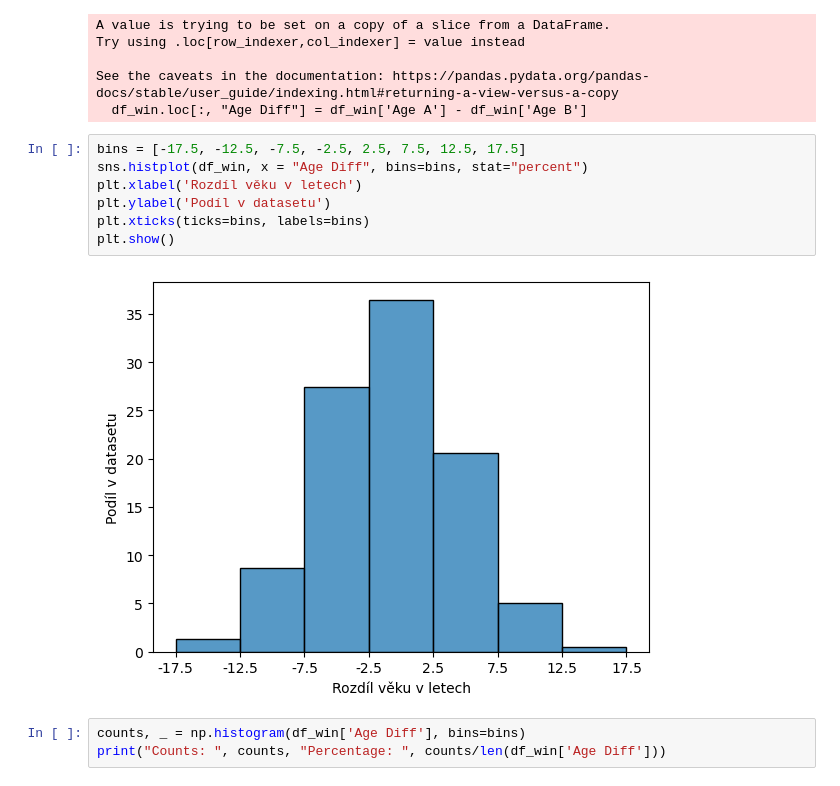
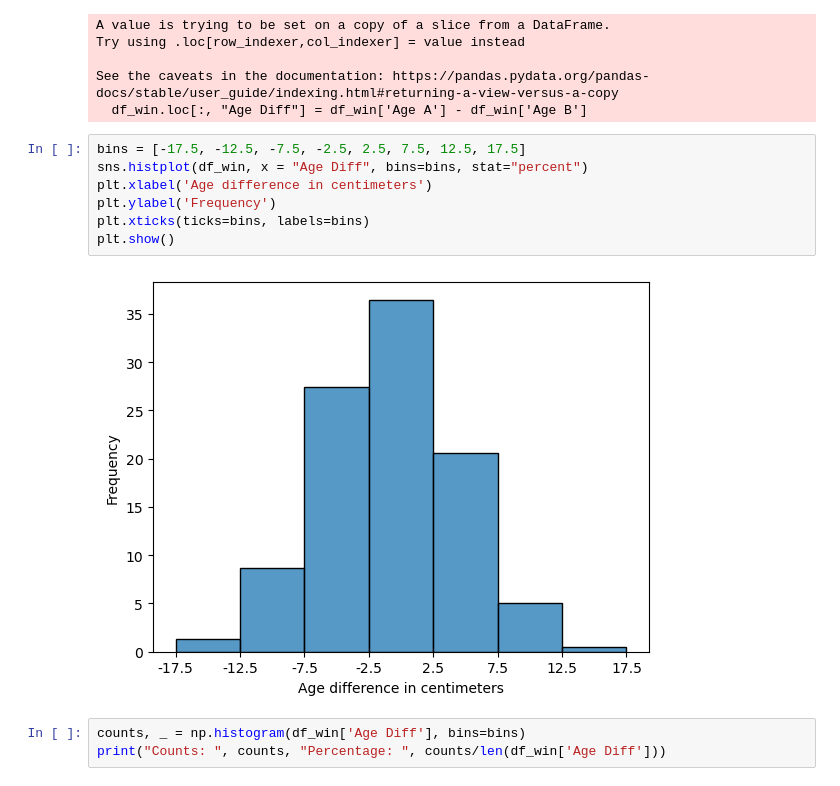
Before and after one commit to Adazac/ufc_analysis, a Jupyter notebook: ufc_analysis.ipynb, the cells around one changed output. Drawn from its saved outputs; the diff is of its cells as text.

```diff
--- a/ufc_analysis.ipynb
+++ b/ufc_analysis.ipynb
@@ -150,12 +150,12 @@ See the caveats in the documentation: https://pandas.pydata.org/pandas-docs/stab
 # %%
 bins = [-17.5, -12.5, -7.5, -2.5, 2.5, 7.5, 12.5, 17.5]
 sns.histplot(df_win, x = "Age Diff", bins=bins, stat="percent")
-plt.xlabel('Rozdíl věku v letech')
-plt.ylabel('Podíl v datasetu')
+plt.xlabel('Age difference in centimeters')
+plt.ylabel('Frequency')
 plt.xticks(ticks=bins, labels=bins)
 plt.show()
 # %% [output]
-[figure, old version]
+[figure, new version]
 # %%
 counts, _ = np.histogram(df_win['Age Diff'], bins=bins)
 print("Counts: ", counts, "Percentage: ", counts/len(df_win['Age Diff']))
```
Also changed, not shown: parts of 2 cells of this notebook, 1 other file.
